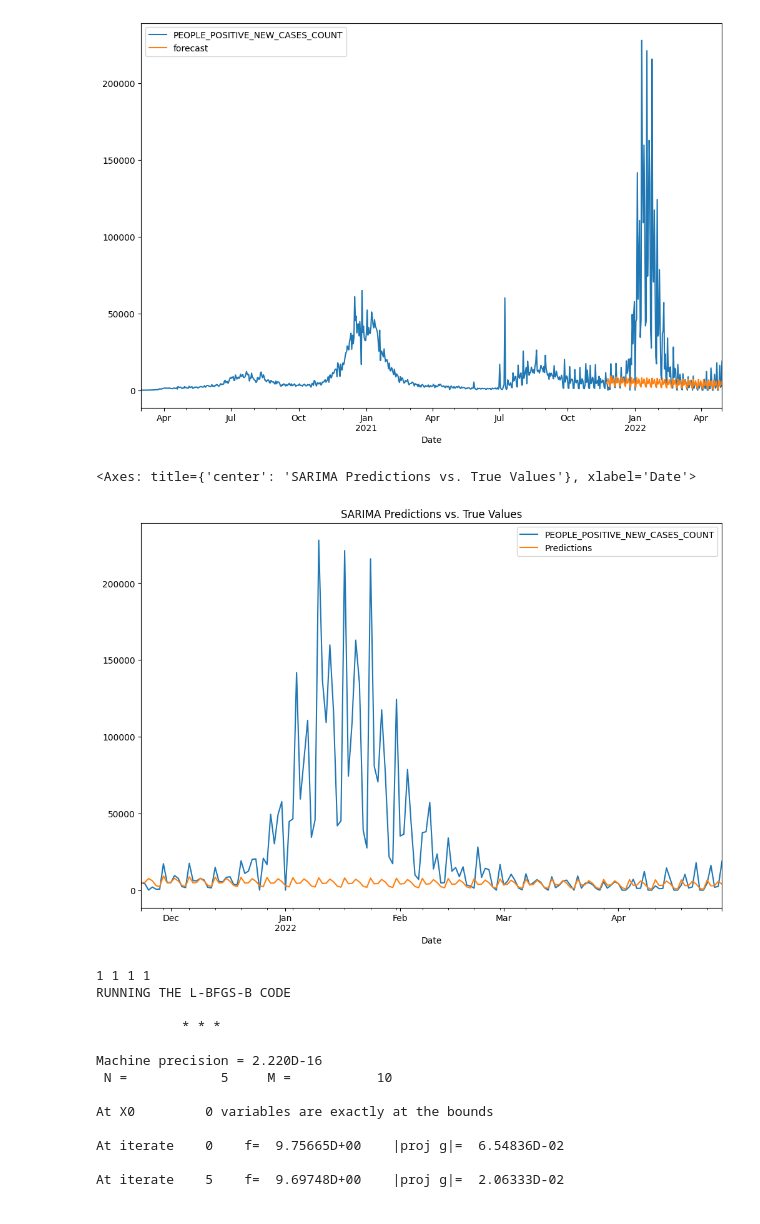
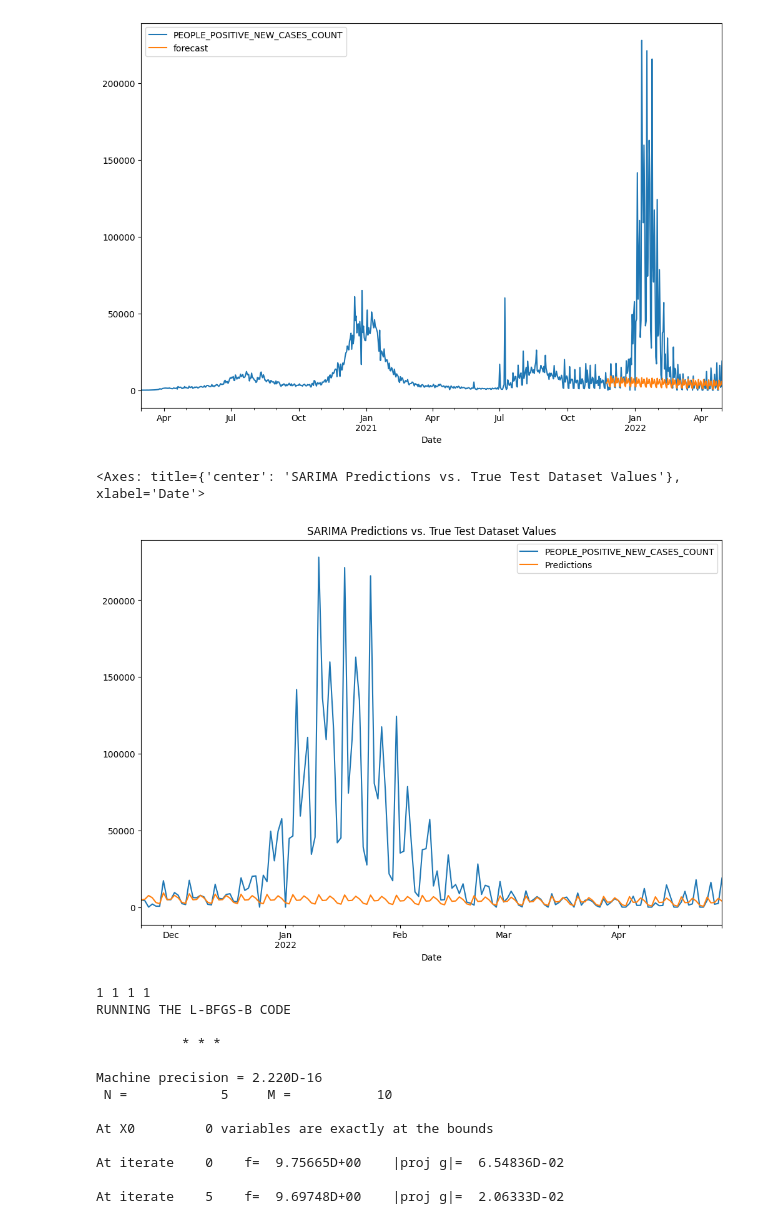
Before and after one commit to danielhe-nu/STAT390-Snowman, a Jupyter notebook: willem_univ_arima_seasonal_ca.ipynb, the cells around one changed output. Saved outputs shown, nothing was run; the diff lists cells and outputs as text; code cells hidden in the pictures.

```diff
--- a/willem_univ_arima_seasonal_ca.ipynb
+++ b/willem_univ_arima_seasonal_ca.ipynb
@@ -105,10 +128,10 @@ ca_uni_df[['PEOPLE_POSITIVE_NEW_CASES_COUNT','forecast']].plot(figsize=(12,8))
 [figure]
 # %%
 ca_uni_test['Predictions']=seasonal_model.predict(start=632,end=790,dynamic=True)
-ca_uni_test[['PEOPLE_POSITIVE_NEW_CASES_COUNT','Predictions']].plot(figsize=(12,8), title='SARIMA Predictions vs. True Values')
+ca_uni_test[['PEOPLE_POSITIVE_NEW_CASES_COUNT','Predictions']].plot(figsize=(12,8), title='SARIMA Predictions vs. True Test Dataset Values')
 # %% [output]
-<Axes: title={'center': 'SARIMA Predictions vs. True Values'}, xlabel='Date'>
+<Axes: title={'center': 'SARIMA Predictions vs. True Test Dataset Values'}, xlabel='Date'>
-[figure, old version]
+[figure, new version]
 # %%
 #identification -- determine values of p & q
 #use gridsearch to select values of p and q -- AIC performance metric
```
Also changed, not shown: parts of 2 cells of this notebook.
